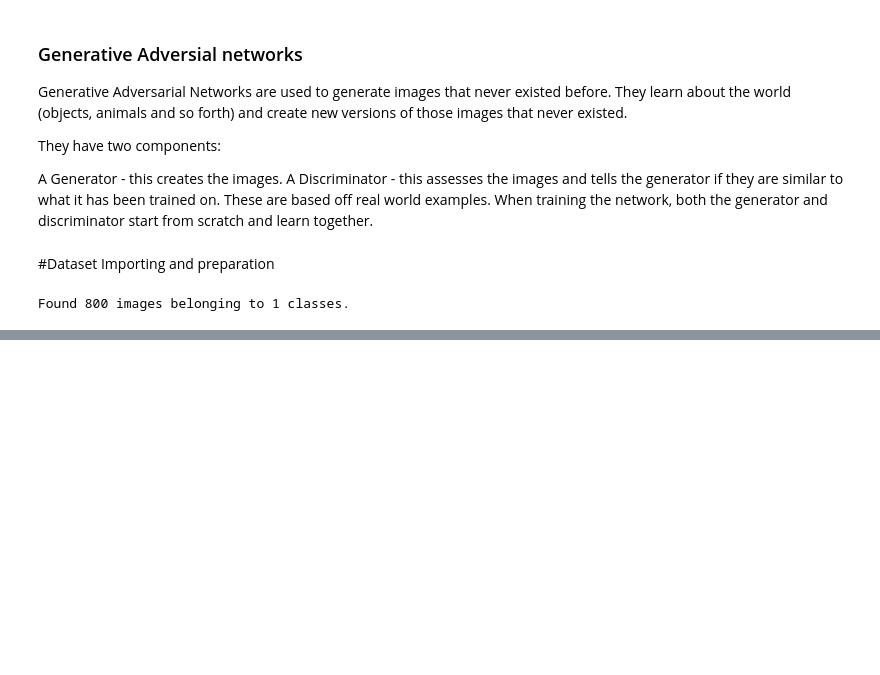
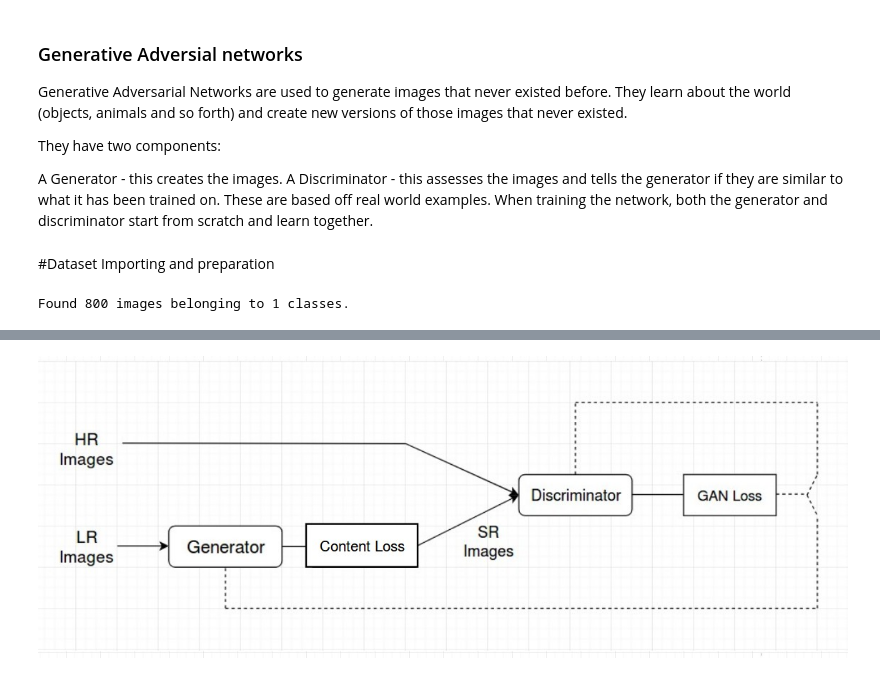
Before and after one commit to Jawakar-7/Upscalepics-Artefact-remover-using-GAN-s, a Jupyter notebook: Artefact_removal_using_GAN.ipynb, the cells around one changed output, grey strips where cells are left out. Drawn from its saved outputs; the diff is of its cells as text; code cells hidden in the pictures; blank space fills up the shorter version.

Commit message:
Defining  SRGAN & loss functions with images

```diff
--- a/Artefact_removal_using_GAN.ipynb
+++ b/Artefact_removal_using_GAN.ipynb
@@ -83,0 +108,5 @@ eximg=plt.imshow(train_ds[4][0])
+# %%
+arc=cv2.imread('/content/Upscalepics-Artefact-remover-using-GAN-s/architecture.jpg')
+cv2_imshow(arc)
+# %% [output]
+[figure, added]
```
Also changed, not shown: parts of 12 cells of this notebook.
